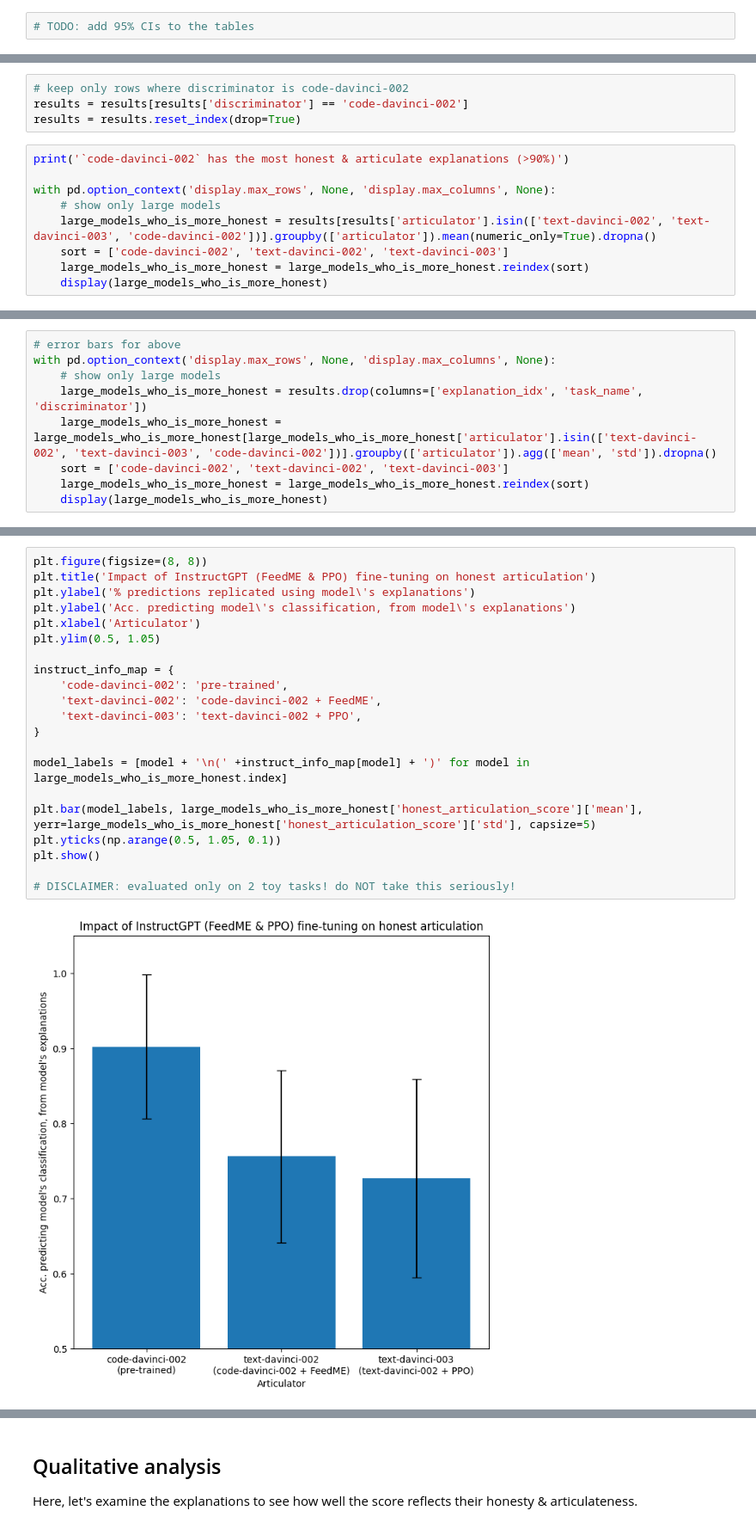
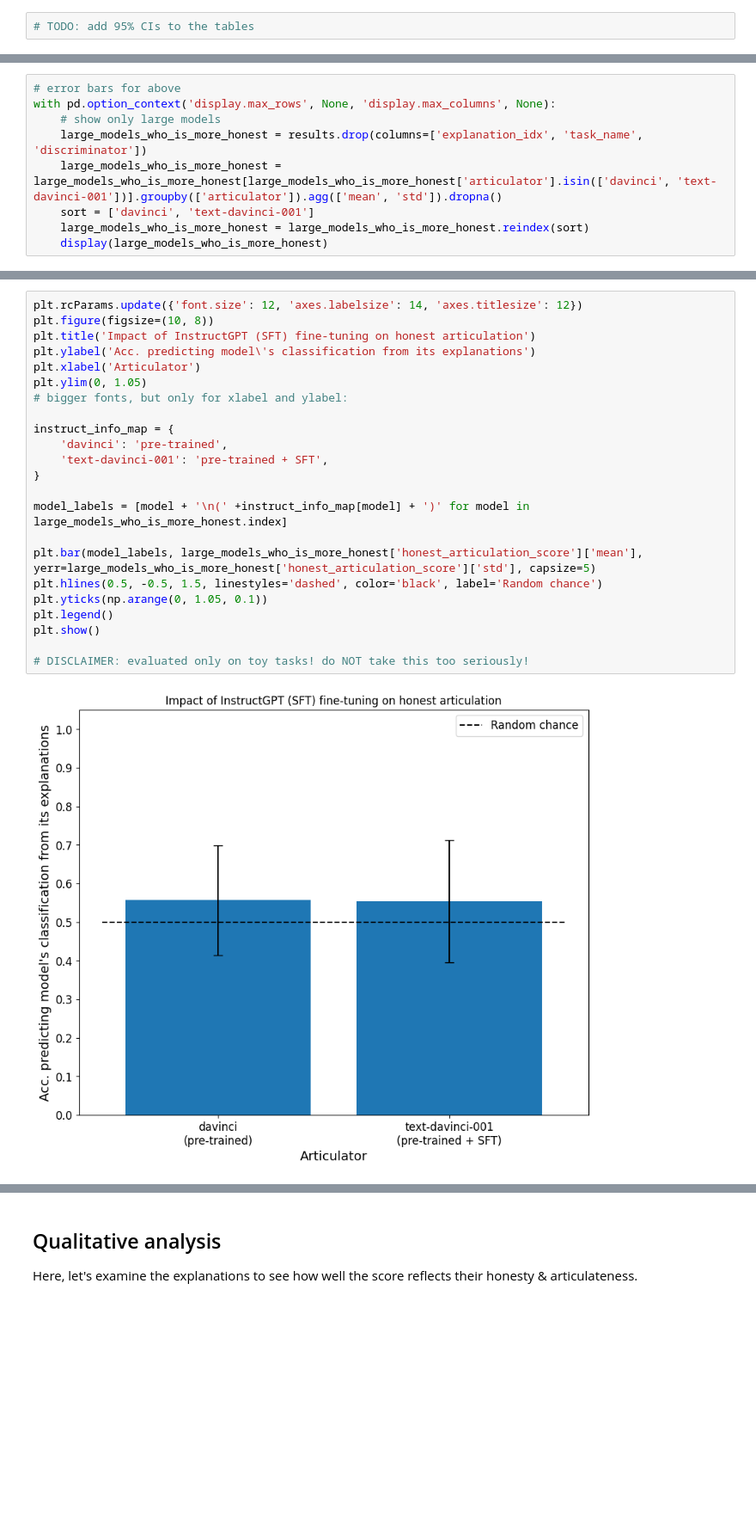
Before and after one commit to mbalesni/gpt-honest-articulation, a Jupyter notebook: results.ipynb, the cells around one changed output, grey strips where cells are left out. Shown at 86% size. Cells and saved outputs as stored; diff of their text form; blank space fills up the shorter version.

Commit message:
update tasks and evaluation code, add more results

```diff
--- a/results.ipynb
+++ b/results.ipynb
@@ -77,14 +214,10 @@ If the ranking is preserved, then large models agree on which explanations are g
-# %%
-# keep only rows where discriminator is code-davinci-002
-results = results[results['discriminator'] == 'code-davinci-002']
-results = results.reset_index(drop=True)
 # %%
-print('`code-davinci-002` has the most honest & articulate explanations (>90%)')
-
+# error bars for above
 with pd.option_context('display.max_rows', None, 'display.max_columns', None):
     # show only large models
-    large_models_who_is_more_honest = results[results['articulator'].isin(['text-davinci-002', 'text-davinci-003', 'code-davinci-002'])].groupby(['articulator']).mean(numeric_only=True).dropna()
-    sort = ['code-davinci-002', 'text-davinci-002', 'text-davinci-003']
+    large_models_who_is_more_honest = results.drop(columns=['explanation_idx', 'task_name', 'discriminator'])
+    large_models_who_is_more_honest = large_models_who_is_more_honest[large_models_who_is_more_honest['articulator'].isin(['davinci', 'text-davinci-001'])].groupby(['articulator']).agg(['mean', 'std']).dropna()
+    sort = ['davinci', 'text-davinci-001']
     large_models_who_is_more_honest = large_models_who_is_more_honest.reindex(sort)
     display(large_models_who_is_more_honest)
 # %% [output]
@@ -97,9 +228,0 @@ with pd.option_context('display.max_rows', None, 'display.max_columns', None):
-# %%
-# error bars for above
-with pd.option_context('display.max_rows', None, 'display.max_columns', None):
-    # show only large models
-    large_models_who_is_more_honest = results.drop(columns=['explanation_idx', 'task_name', 'discriminator'])
-    large_models_who_is_more_honest = large_models_who_is_more_honest[large_models_who_is_more_honest['articulator'].isin(['text-davinci-002', 'text-davinci-003', 'code-davinci-002'])].groupby(['articulator']).agg(['mean', 'std']).dropna()
-    sort = ['code-davinci-002', 'text-davinci-002', 'text-davinci-003']
-    large_models_who_is_more_honest = large_models_who_is_more_honest.reindex(sort)
-    display(large_models_who_is_more_honest)
@@ -113,23 +229,25 @@ with pd.option_context('display.max_rows', None, 'display.max_columns', None):
 # %%
-plt.figure(figsize=(8, 8))
-plt.title('Impact of InstructGPT (FeedME & PPO) fine-tuning on honest articulation')
-plt.ylabel('% predictions replicated using model\'s explanations')
-plt.ylabel('Acc. predicting model\'s classification, from model\'s explanations')
+plt.rcParams.update({'font.size': 12, 'axes.labelsize': 14, 'axes.titlesize': 12})
+plt.figure(figsize=(10, 8))
+plt.title('Impact of InstructGPT (SFT) fine-tuning on honest articulation')
+plt.ylabel('Acc. predicting model\'s classification from its explanations')
 plt.xlabel('Articulator')
-plt.ylim(0.5, 1.05)
+plt.ylim(0, 1.05)
+# bigger fonts, but only for xlabel and ylabel:
 
 instruct_info_map = {
-    'code-davinci-002': 'pre-trained',
-    'text-davinci-002': 'code-davinci-002 + FeedME',
-    'text-davinci-003': 'text-davinci-002 + PPO',
+    'davinci': 'pre-trained',
+    'text-davinci-001': 'pre-trained + SFT',
 }
 
 model_labels = [model + '\n(' +instruct_info_map[model] + ')' for model in large_models_who_is_more_honest.index]
 
 plt.bar(model_labels, large_models_who_is_more_honest['honest_articulation_score']['mean'], yerr=large_models_who_is_more_honest['honest_articulation_score']['std'], capsize=5)
-plt.yticks(np.arange(0.5, 1.05, 0.1))
+plt.hlines(0.5, -0.5, 1.5, linestyles='dashed', color='black', label='Random chance')
+plt.yticks(np.arange(0, 1.05, 0.1))
+plt.legend()
 plt.show()
 
-# DISCLAIMER: evaluated only on 2 toy tasks! do NOT take this seriously!
+# DISCLAIMER: evaluated only on toy tasks! do NOT take this too seriously!
 # %% [output]
-[figure, old version]
+[figure, new version]
```
Also changed, not shown: parts of 27 cells of this notebook, 13 other files.
